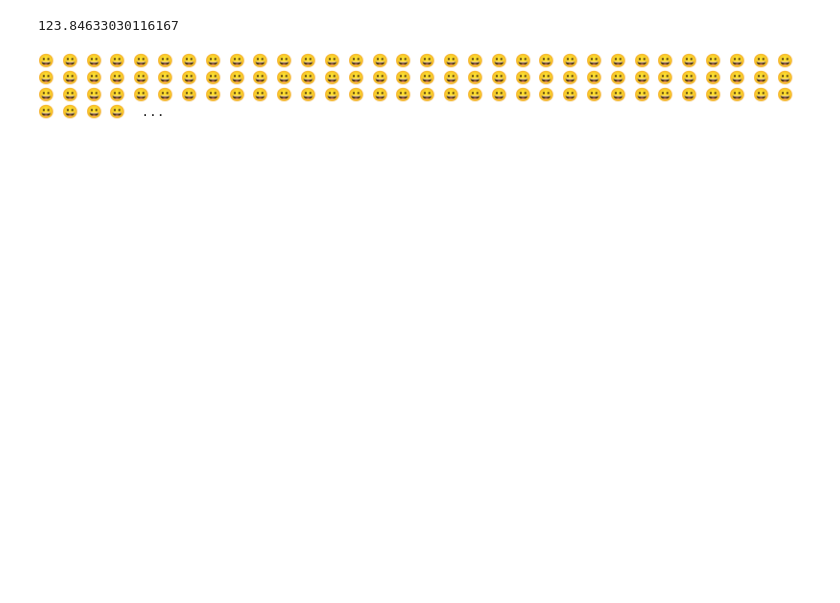
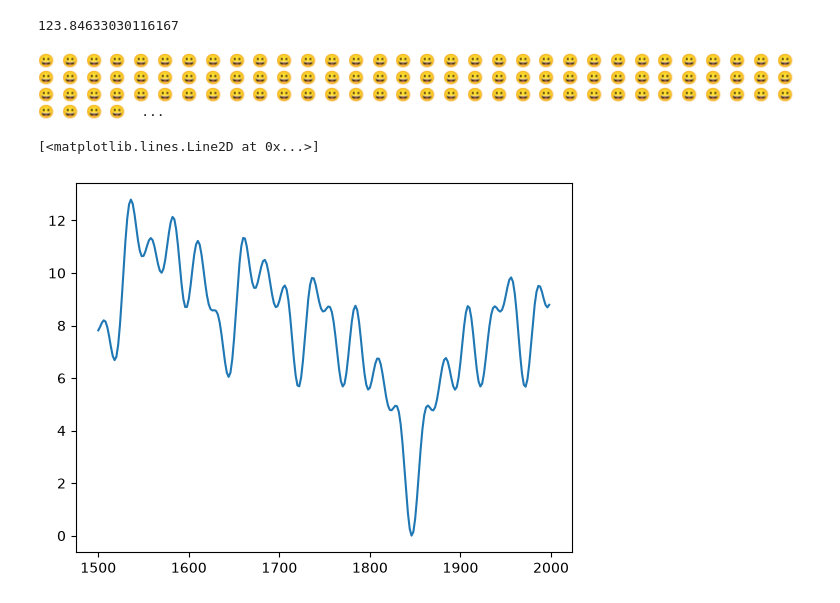
Before and after one commit to SoapingYou/a-bu-tism, a Jupyter notebook: phaseslocationoptimize.ipynb, the cells around one changed output. Cells and saved outputs as stored; diff of their text form; code cells hidden in the pictures; blank space fills up the shorter version.

```diff
--- a/phaseslocationoptimize.ipynb
+++ b/phaseslocationoptimize.ipynb
@@ -73,3 +73,15 @@ for _ in range(500):
 print()
 # %% [output]
 😀 😀 😀 😀 😀 😀 😀 😀 😀 😀 😀 😀 😀 😀 😀 😀 😀 😀 😀 😀 😀 😀 😀 😀 😀 😀 😀 😀 😀 😀 😀 😀 😀 😀 😀 😀 😀 😀 😀 😀 😀 😀 😀 😀 😀 😀 😀 😀 😀 😀 😀 😀 😀 😀 😀 😀 😀 😀 😀 😀 😀 😀 😀 😀 😀 😀 😀 😀 😀 😀 😀 😀 😀 😀 😀 😀 😀 😀 😀 😀 😀 😀 😀 😀 😀 😀 😀 😀 😀 😀 😀 😀 😀 😀 😀 😀 😀 😀 😀 😀  ...
+# %%
+x = np.arange(1500, 2000, 2)
+cosines = np.array(
+    [np.cos(2 * np.pi / s * x - p) for s, p in zip(s_is, p_is)]
+)
+error = np.abs(cosines - 1)
+sumerr =  np.sum(error, axis=0)
+
+plt.plot(x, sumerr)
+# %% [output]
+[<matplotlib.lines.Line2D at 0x...>]
+[figure, added]
```
Also changed, not shown: 2 other files.
